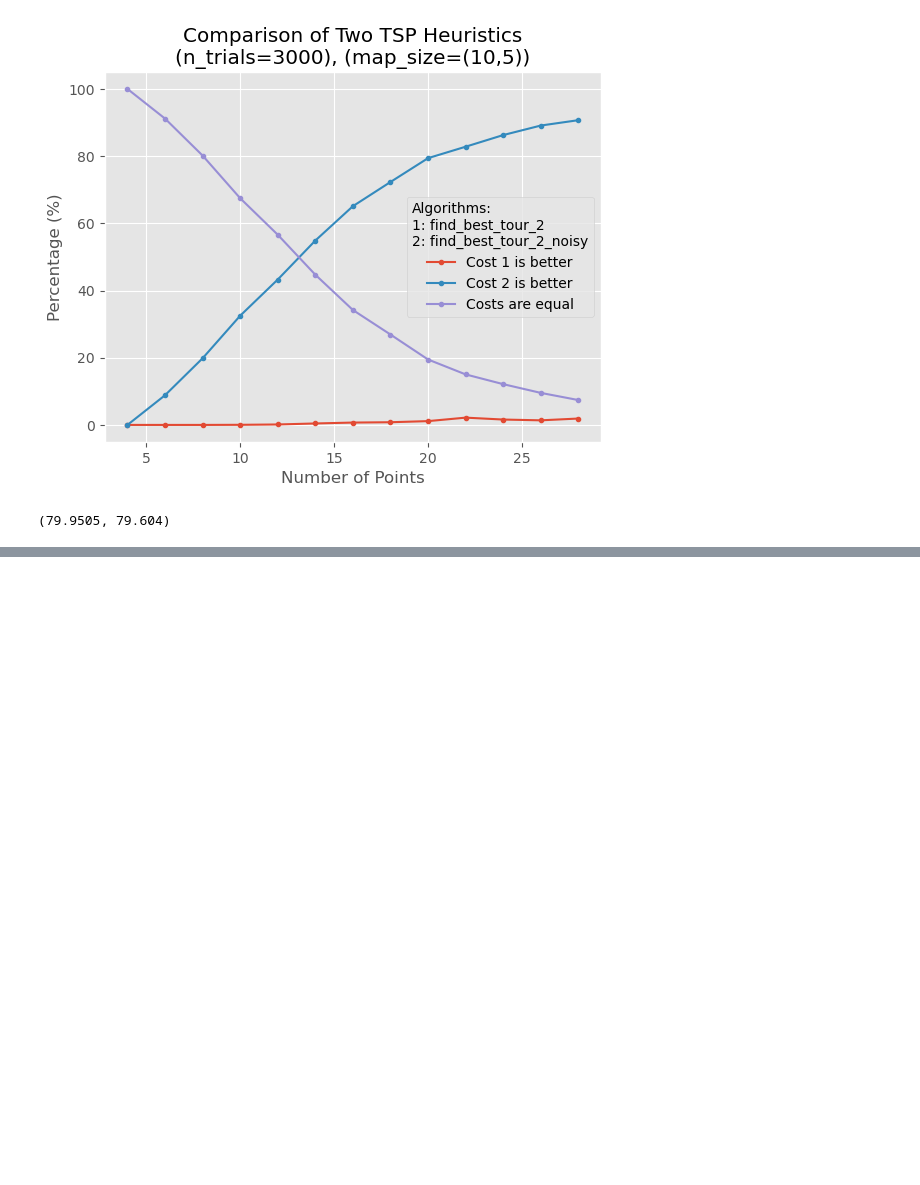
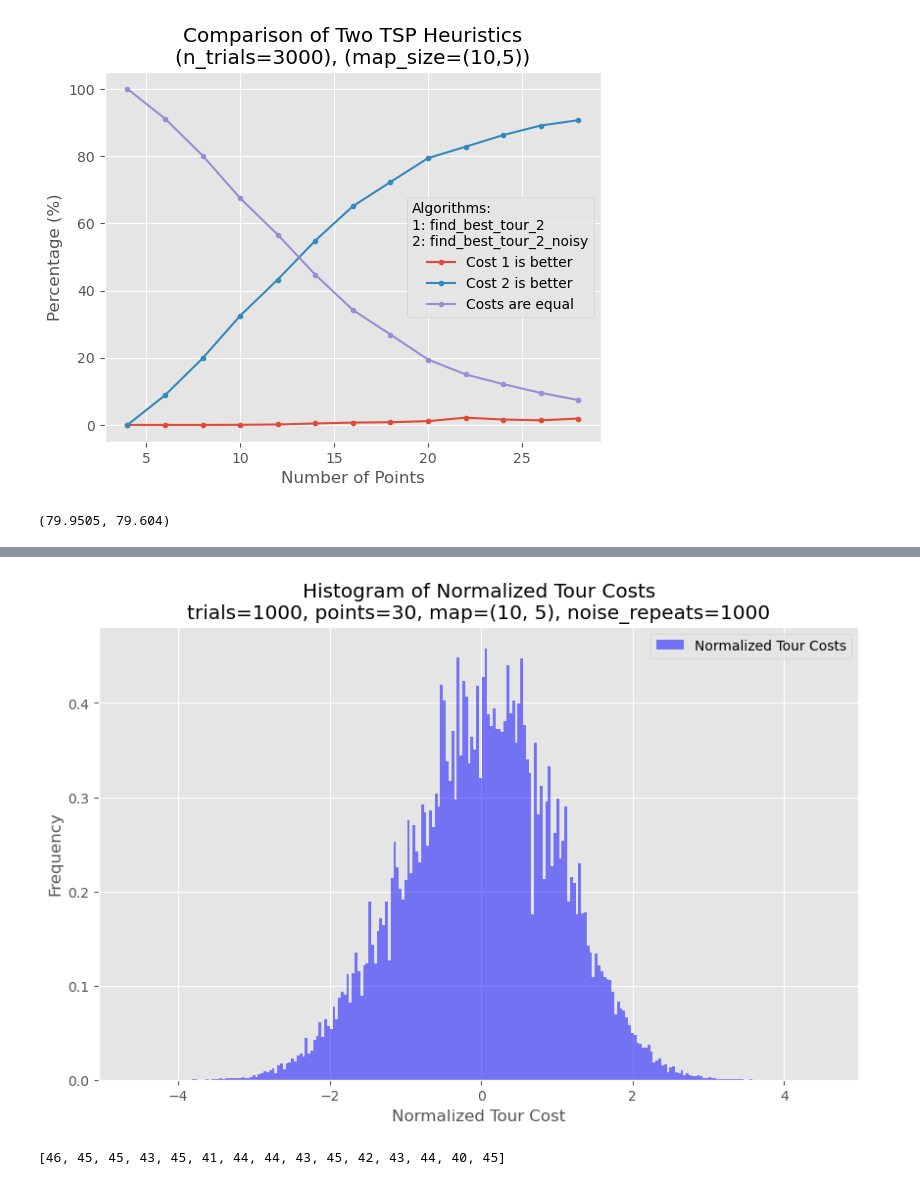
Before and after one commit to mkhlyzov/Tutoring_Dima, a Jupyter notebook: SE1/TSP_heuristics/TSP_heuristics.ipynb, the cells around one changed output, grey strips where cells are left out. Drawn from its saved outputs; the diff is of its cells as text; code cells hidden in the pictures; blank space fills up the shorter version.

```diff
--- a/SE1/TSP_heuristics/TSP_heuristics.ipynb
+++ b/SE1/TSP_heuristics/TSP_heuristics.ipynb
@@ -581,0 +766,32 @@ np.mean(costs1), np.mean(costs2)
+# %%
+filename = "logs/tsp_heuristics_individual_tour_costs_points30_map(10, 5)_noise1000.pkl"
+with open(filename, "rb") as f:
+    results = pickle.load(f)
+
+costs = np.array(results['individual_tour_costs'])
+costs_ = (costs - costs.mean(axis=1, keepdims=True)) / costs.std(axis=1, keepdims=True)
+costs_ = costs_.flatten()
+
+import matplotlib.pyplot as plt
+plt.style.use("ggplot")
+plt.figure(figsize=(10, 6))
+plt.hist(costs_, bins=250, density=True, alpha=0.5, color='blue', label='Normalized Tour Costs')
+# draw normal(0,1) distribution as reference
+x = np.linspace(-4, 4, 100)
+y = (1 / np.sqrt(2 * np.pi)) * np.exp(-0.5 * x**2)  # density
+# plt.plot(x, y, 'r--', label='Normal(0,1) reference')
+plt.legend()
+plt.xlabel('Normalized Tour Cost')
+plt.ylabel('Frequency')
+plt.title(f'Histogram of Normalized Tour Costs\ntrials={len(costs)}, points={results["n_points"]}, map={ (results["x_max"], results["y_max"]) }, noise_repeats={results["noise_repeats"]}')
+plt.show()
+# %% [output]
+[figure, added]
+# %%
+noise_repeats = 15
+points = generate_points(30, x_max=10, y_max=5)
+tours = [find_best_tour_2(points, start=0, noise=True) for _ in range(noise_repeats)]
+costs = [compute_tour_cost(tour) for tour in tours]
+costs
+# %% [output]
+[46, 45, 45, 43, 45, 41, 44, 44, 43, 45, 42, 43, 44, 40, 45]
```
Also changed, not shown: parts of 10 cells of this notebook, 11 other files.
